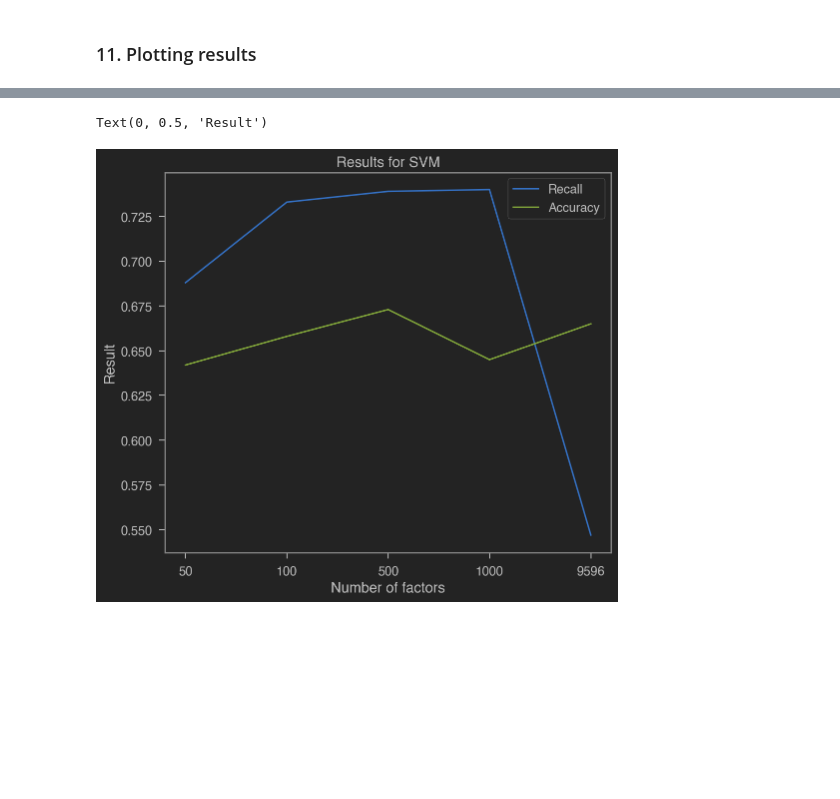
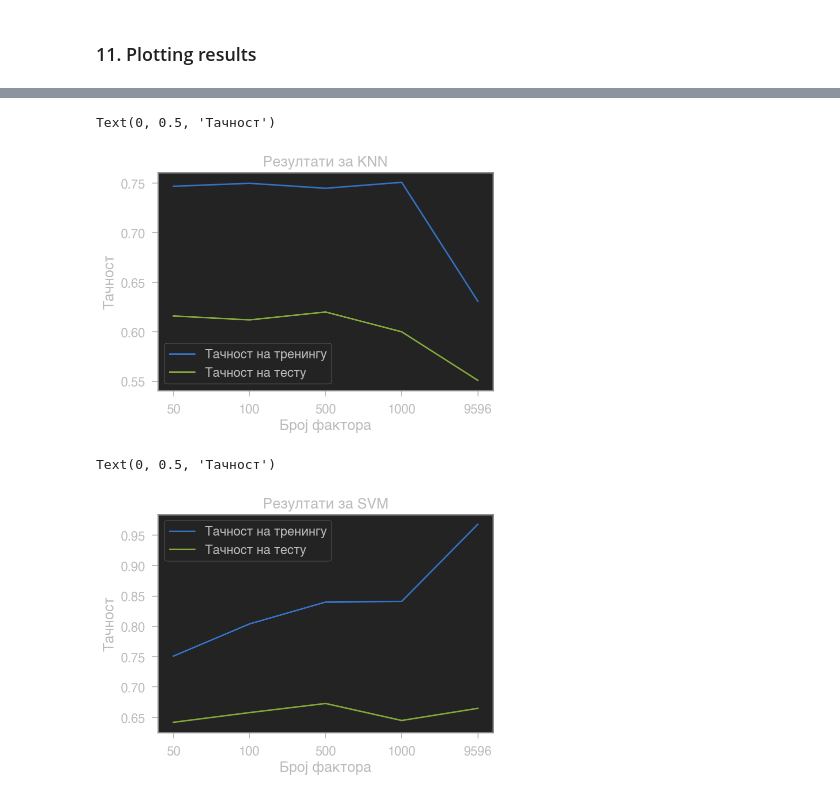
Before and after one commit to mmiljkovic15/master_rad, a Jupyter notebook: dimension_reduction_with_nmf.ipynb, the cells around one changed output, grey strips where cells are left out. Drawn from its saved outputs; the diff is of its cells as text; code cells hidden in the pictures; blank space fills up the shorter version.

```diff
--- a/dimension_reduction_with_nmf.ipynb
+++ b/dimension_reduction_with_nmf.ipynb
@@ -699,11 +960,28 @@ Text(0, 0.5, 'Result')
+# %%
+accuracy_knn_trening = [0.747, 0.750, 0.745, 0.751, 0.631]
+accuracy_knn_test = [0.616, 0.612, 0.620, 0.600, 0.551]
+
+accuracy_svm_trening = [0.751, 0.804, 0.840, 0.841, 0.968]
+accuracy_svm_test = [0.642, 0.658, 0.673, 0.645, 0.665]
+
+factors = ['50', '100', '500', '1000', '9596']
+
+plt.plot(factors, accuracy_knn_trening, accuracy_knn_test)
+plt.legend(['Тачност на тренингу', 'Тачност на тесту'])
+plt.title('Резултати за KNN')
+plt.xlabel('Број фактора')
+plt.ylabel('Тачност')
+# %% [output]
+Text(0, 0.5, 'Тачност')
+[figure, added]
 # %%
 # plot SVM accuracy and recall for different number of factors
 # %%
-plt.plot(factors, recall_svm, accuracy_svm)
-plt.legend(['Recall', 'Accuracy'])
-plt.title('Results for SVM')
-plt.xlabel('Number of factors')
-plt.ylabel('Result')
+plt.plot(factors, accuracy_svm_trening, accuracy_svm_test)
+plt.legend(['Тачност на тренингу', 'Тачност на тесту'])
+plt.title('Резултати за SVM')
+plt.xlabel('Број фактора')
+plt.ylabel('Тачност')
 # %% [output]
-Text(0, 0.5, 'Result')
+Text(0, 0.5, 'Тачност')
-[figure, old version]
+[figure, new version]
```
Also changed, not shown: parts of 42 cells of this notebook.
